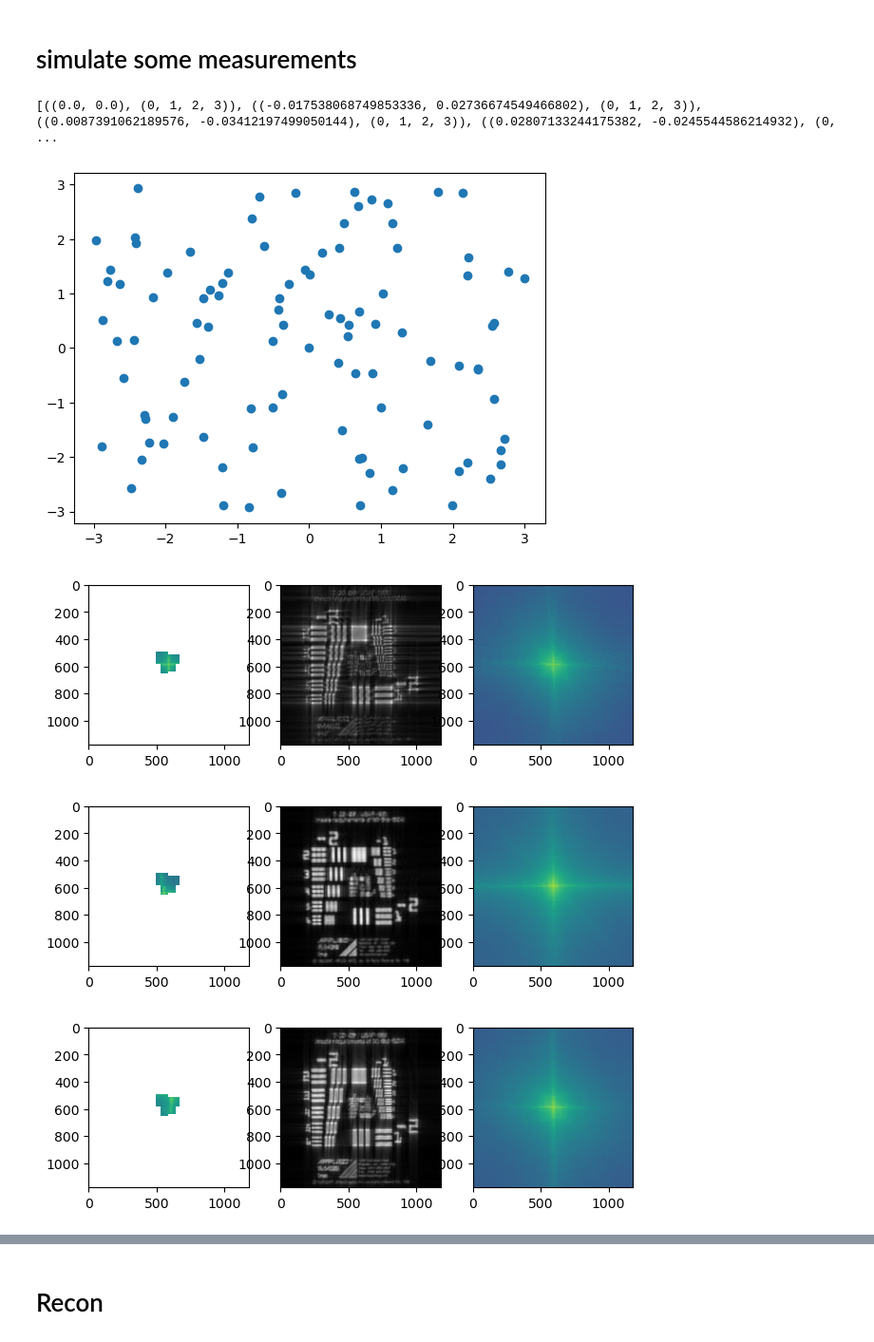
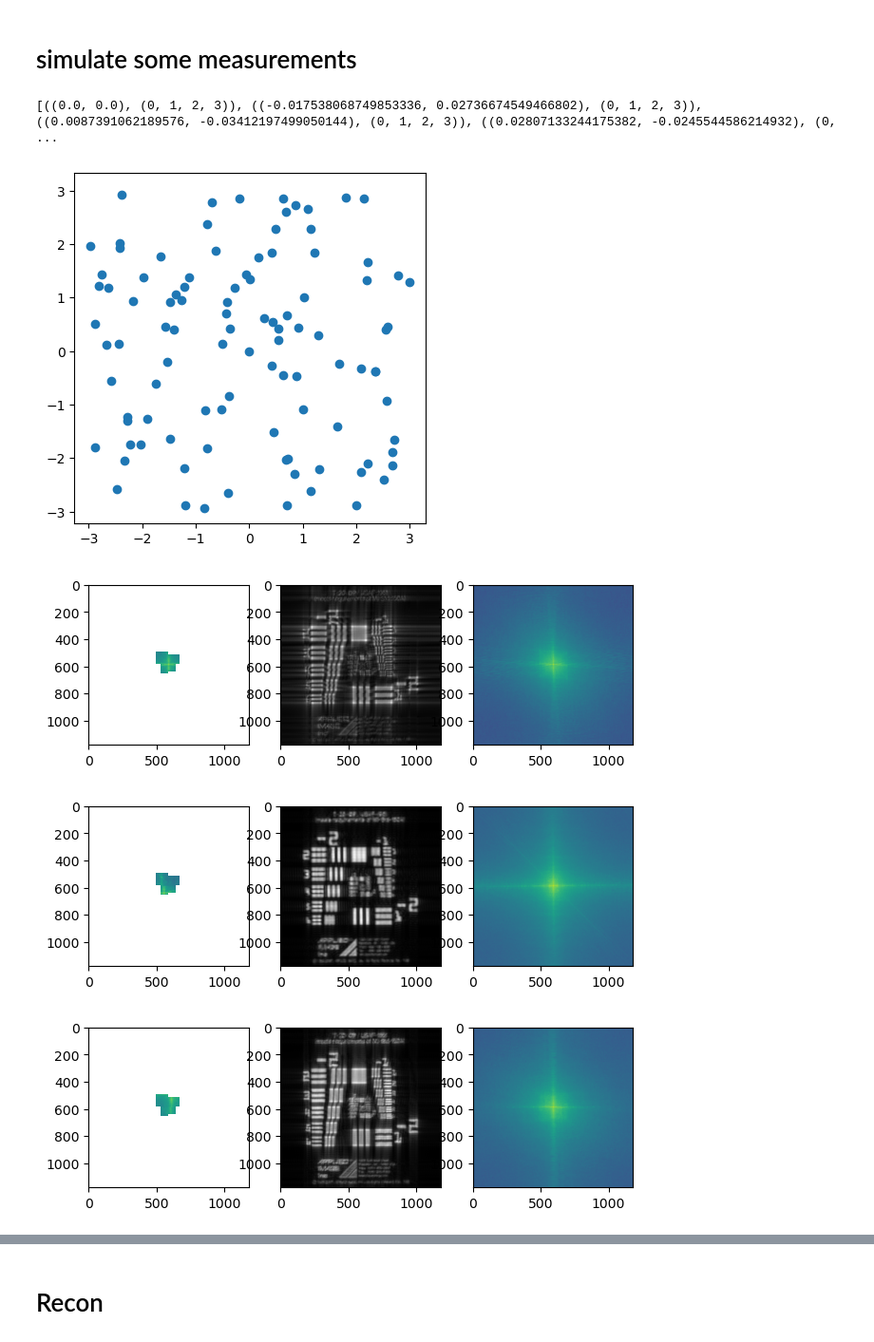
Before and after one commit to neerja/spectral_fourier_ptychography, a Jupyter notebook: spectralfpm_sim.ipynb, the cells around one changed output, grey strips where cells are left out. Shown at 95% size. Cells and saved outputs as stored; diff of their text form; code cells hidden in the pictures.

```diff
--- a/spectralfpm_sim.ipynb
+++ b/spectralfpm_sim.ipynb
@@ -100,16 +100,17 @@ tensor([[[0., 0., 0.,  ..., 0., 0., 0.],
 # %%
 d = 75
 led_spacing = 5
 num_leds = 100
 list_leds = fpm.createlist_led(num_leds,-3,3)
 # print(list_leds)
 plt.scatter(list_leds[:,1],list_leds[:,0])
+plt.axis('square')
 list_illums = fpm_setup.createUniformWavelengthPerAngleIllumList(list_leds)
 print(list_illums)
 measstack = fpm_setup.createMeasStackFromListIllums()
 # %% [output]
 [((0.0, 0.0), (0, 1, 2, 3)), ((-0.017538068749853336, 0.02736674549466802), (0, 1, 2, 3)), ((0.0087391062189576, -0.03412197499050144), (0, 1, 2, 3)), ((0.02807133244175382, -0.0245544586214932), (0,  ...
-[figure, old version]
+[figure, new version]
 [figure]
 [figure]
 [figure]
```
Also changed, not shown: parts of 8 cells of this notebook, 1 other file.
